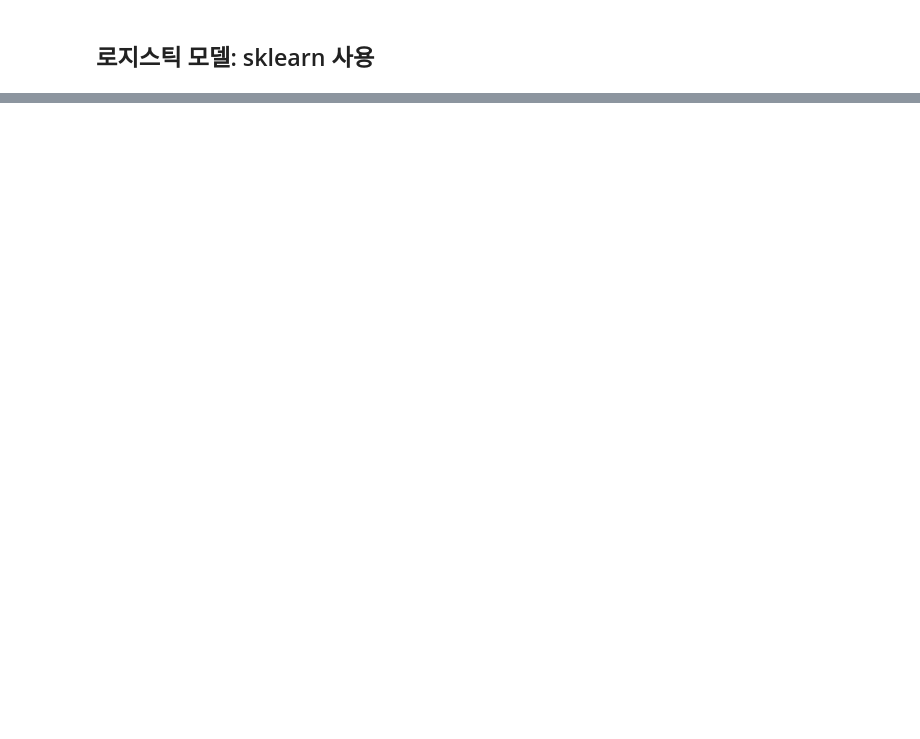
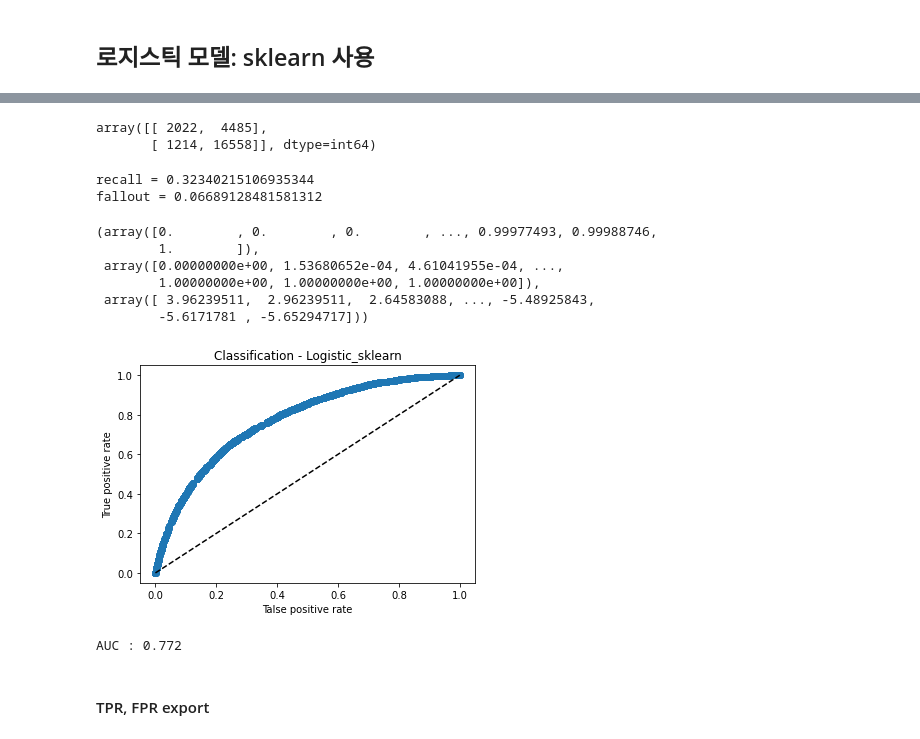
Before and after one commit to orezmis/COVID19, a Jupyter notebook: COVID19_LR_common.ipynb, the cells around one changed output, grey strips where cells are left out. Drawn from its saved outputs; the diff is of its cells as text; code cells hidden in the pictures; blank space fills up the shorter version.

```diff
--- a/COVID19_LR_common.ipynb
+++ b/COVID19_LR_common.ipynb
@@ -133,5 +230,5 @@ from sklearn.metrics import confusion_matrix
 # %%
-model2 = LogisticRegression()
-model2.fit(x_train, target_train)
-print(model2.score(x_train, target_train))
+model1 = LogisticRegression()
+skl_model = model1.fit(x_train, target_train)
+print(model1.score(x_train, target_train))
 # %% [output]
@@ -168,0 +277,2 @@ array([[16668,  1210],
+# %%
+f_value1 = model1.decision_function(x_test)
@@ -168,0 +296,38 @@ array([[16668,  1210],
+# %%
+confusion_matrix(target_test, target_pred1, labels=[1, 0])
+# %% [output]
+array([[ 2022,  4485],
+       [ 1214, 16558]], dtype=int64)
+# %%
+recall1 = 2616 / (2616 + 5473)
+fallout1 = 1489 / (1489 + 20771)
+print("recall =", recall)
+print("fallout =", fallout)
+# %% [output]
+recall = 0.32340215106935344
+fallout = 0.06689128481581312
+# %%
+fpr1, tpr1, thresholds1 = roc_curve(target_test, f_value1)
+fpr1, tpr1, thresholds1
+# %% [output]
+(array([0.        , 0.        , 0.        , ..., 0.99977493, 0.99988746,
+        1.        ]),
+ array([0.00000000e+00, 1.53680652e-04, 4.61041955e-04, ...,
+        1.00000000e+00, 1.00000000e+00, 1.00000000e+00]),
+ array([ 3.96239511,  2.96239511,  2.64583088, ..., -5.48925843,
+        -5.6171781 , -5.65294717]))
+# %%
+plt.plot(fpr1, tpr1, 'o-', label="Logistic Regression")
+plt.plot([0, 1], [0, 1], 'k--', label="random guess")
+plt.xlabel('Talse positive rate')
+plt.ylabel('True positive rate')
+plt.title('Classification - Logistic_sklearn')
+plt.show()
+# %% [output]
+[figure, added]
+# %%
+print('AUC : %.3f' % auc(fpr, tpr))
+# %% [output]
+AUC : 0.772
+# %% [markdown]
+#### TPR, FPR export
```
Also changed, not shown: parts of 40 cells of this notebook.
